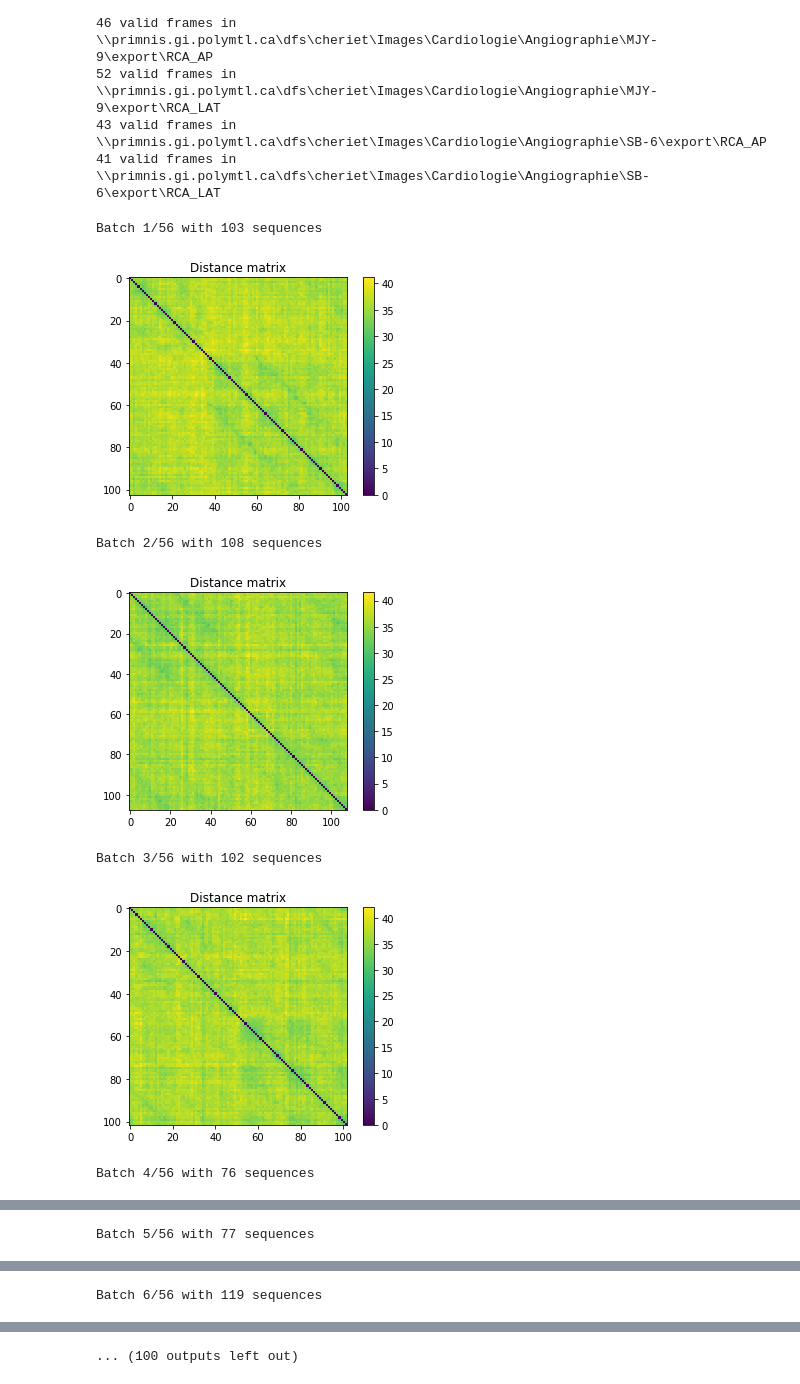
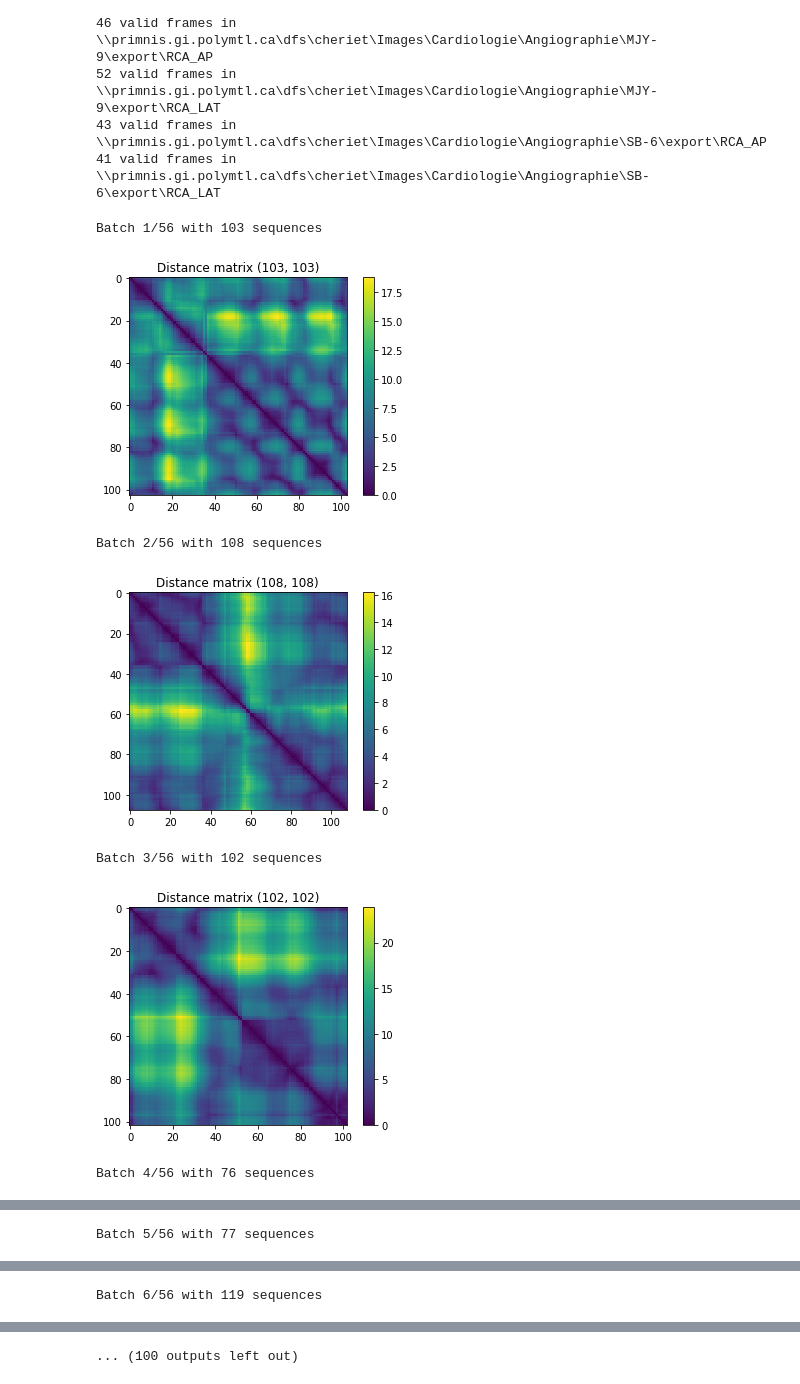
Before and after one commit to RaphaelRoyerRivard/VideoSynchronizationWithPytorch, a Jupyter notebook: main.ipynb, the cells around one changed output, grey strips where cells are left out. Saved outputs shown, nothing was run; the diff lists cells and outputs as text; code cells hidden in the pictures.

Commit message:
FC layer is now of size 16, data is now on the C drive and negative pairs are 1 frame farther

```diff
--- a/main.ipynb
+++ b/main.ipynb
@@ -10,17 +10,19 @@ import torchvision.models as models
 from torch.optim import lr_scheduler
 from torch.utils.data import DataLoader
 import numpy as np
+import os
 from matplotlib import pyplot as plt
 import sync_net
 reload(sync_net)
-from sync_net import reset_first_and_last_layers, TripletNet, TripletLoss
+from sync_net import reset_first_layer, replace_last_layer, TripletNet, TripletLoss
 from data_loader import get_datasets, get_test_set
 from trainer import fit
 cuda = torch.cuda.is_available()
 
 torch.cuda.set_device(0)
 embedding_net = models.resnet50(pretrained=True)
-reset_first_and_last_layers(embedding_net)
+reset_first_layer(embedding_net)
+replace_last_layer(embedding_net, 16)
 model = TripletNet(embedding_net)
 model.cuda(0)
 model = nn.DataParallel(model).cuda()
@@ -31,12 +33,14 @@ scheduler = lr_scheduler.StepLR(optimizer, 8, gamma=0.1, last_epoch=-1)
 n_epochs = 20
 log_interval = 100
 start_epoch = 0
-save_path = r"C:\Users\root\Projects\VideoSynchronizationWithPytorch\trainings\base"
+save_path = r"C:\Users\root\Projects\VideoSynchronizationWithPytorch\trainings\fc_16"
+if not os.path.isdir(save_path):
+    os.makedirs(save_path)
 # %% [markdown]
 ## Load dataset
 # %%
-training_path = r'\\primnis.gi.polymtl.ca\dfs\cheriet\Images\Cardiologie\Angiographie'
-validation_path = r'\\primnis.gi.polymtl.ca\dfs\cheriet\Images\Cardiologie\Angiographie\KR-11'
+training_path = r'C:\Users\root\Data\Angiographie'
+validation_path = r'C:\Users\root\Data\Angiographie\KR-11'
 training_set, validation_set = get_datasets(training_path, validation_path)
 # %% [markdown]
 ## Load training state
@@ -62,7 +64,7 @@ fit(train_loader, val_loader, model, loss_fn, optimizer, scheduler, n_epochs, cu
 # %% [markdown]
 ## Test trained model
 # %%
-load_state_path = save_path + r"\training_state_3.pth"
+load_state_path = save_path + r"\training_state_2.pth"
 print(load_state_path)
 state = torch.load(load_state_path)
 model.load_state_dict(state['model'])
@@ -87,7 +89,7 @@ DataParallel(
   )
 )
 # %%
-test_path = r'\\primnis.gi.polymtl.ca\dfs\cheriet\Images\Cardiologie\Angiographie'
+test_path = r'C:\Users\root\Data\Angiographie'
 test_set = get_test_set(test_path)
 # %% [output]
 105 valid frames in \\primnis.gi.polymtl.ca\dfs\cheriet\Images\Cardiologie\Angiographie\AA-4\export\LCA_30LAO25CAU
@@ -113,37 +115,37 @@ def calc_distance_matrix(embeddings):
     for i in range(len(embeddings)):
         distances_i = []
         for j in range(len(embeddings)):
             if j < i:
                 distances_i.append(distances[j][i])
             elif j == i:
                 distances_i.append(0)
             else:
                 val = torch.sum(torch.abs(embeddings[i] - embeddings[j]))
                 distances_i.append(val.cpu().numpy())
         distances.append(distances_i)
     distances = np.array(distances)
     return distances
 
 with torch.no_grad():
     test_loader = DataLoader(test_set, batch_size=1, shuffle=False, num_workers=1)
     for batch_index, sequences in enumerate(test_loader):
         # sequences: (batch, video_frame, channel, width, height)
         embeddings = []
         print (f"Batch {batch_index + 1}/{len(test_loader)} with {len(sequences[0])} sequences")
         for i in range(len(sequences[0])):
             sequence = sequences[:, i]
             embedding = model(sequence) # (1, 1000)
             embeddings.append(embedding)
         distance_matrix = calc_distance_matrix(embeddings)
         plt.imshow(distance_matrix)
         plt.colorbar()
-        plt.title("Distance matrix")
+        plt.title(f"Distance matrix {distance_matrix.shape}")
         plt.show()
 # %% [output]
 Batch 1/56 with 103 sequences
-[figure, old version]
+[figure, new version]
 Batch 2/56 with 108 sequences
-[figure, old version]
+[figure, new version]
 Batch 3/56 with 102 sequences
-[figure, old version]
+[figure, new version]
 Batch 4/56 with 76 sequences
```
Also changed, not shown: parts of 3 cells of this notebook, 3 other files.
